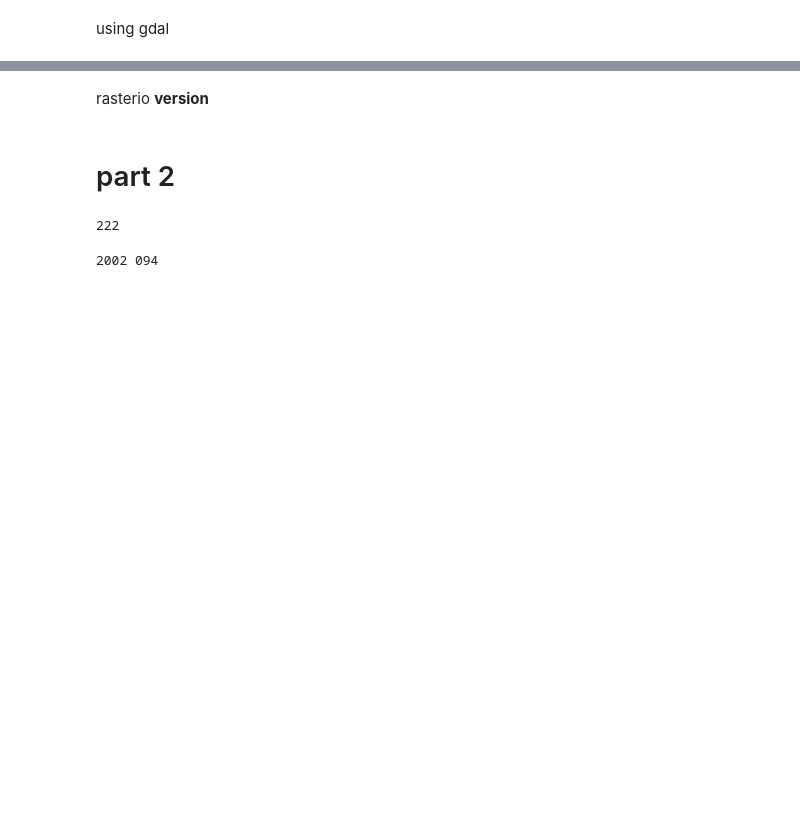
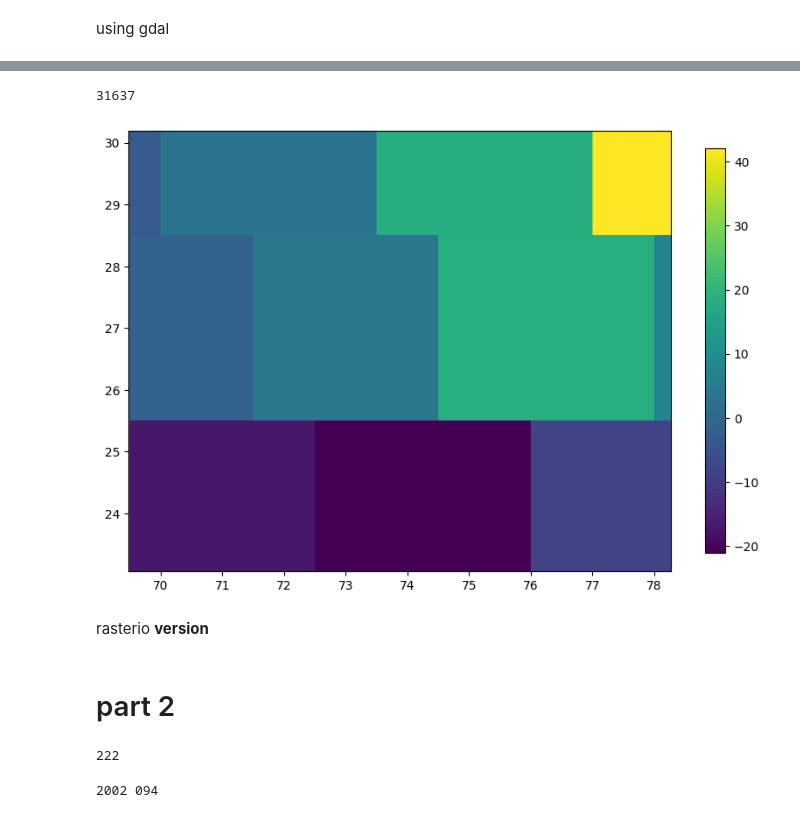
Before and after one commit to 1kaiser/Jodhpur_ecostress_LST, a Jupyter notebook: GRACE_data_processing.ipynb, the cells around one changed output, grey strips where cells are left out. Cells and saved outputs as stored; diff of their text form; code cells hidden in the pictures; blank space fills up the shorter version.

```diff
--- a/GRACE_data_processing.ipynb
+++ b/GRACE_data_processing.ipynb
@@ -459,3 +465,58 @@ Raster clipping completed. Clipped raster saved to /content/output_clipped_raste
+# %%
+target_ds = gdal.Open(target_raster)
+target_ds.RasterXSize
+# %% [output]
+31637
+# %%
+global_dpi = 100
+
+import pandas as pd
+import numpy as np
+import matplotlib.pyplot as plt
+from osgeo import gdal
+import rasterio
+
+# Create a new figure and axis
+fig, ax = plt.subplots(figsize=(10, 10), dpi = global_dpi)
+
+# Show the raster image on the axis
+# ax.imshow(raster_masked, extent=[xmin, xmax, ymin, ymax])
+raster_location = '/content/rajasthan_dem.vrt'
+# Load the second raster image into a numpy array using gdal
+crop_ds = gdal.Open(raster_location)
+crop_band = crop_ds.GetRasterBand(1)
+crop_data = crop_band.ReadAsArray()
+
+# Get the mask of the second band
+crop_mask = crop_band.GetMaskBand().ReadAsArray()
+
+# Create a masked array from the crop data and mask
+crop_masked = np.ma.masked_where(crop_mask == 0, crop_data)
+
+# Get the geotransform of the second raster
+crop_gt = crop_ds.GetGeoTransform()
+
+# Get the minimum and maximum x and y coordinates of the second raster
+crop_xmin = crop_gt[0]
+crop_xmax = crop_gt[0] + (crop_ds.RasterXSize * crop_gt[1])
+crop_ymin = crop_gt[3] + (crop_ds.RasterYSize * crop_gt[5])
+crop_ymax = crop_gt[3]
+
+# Open the DEM raster file
+dem_in = rasterio.open("/content/output_projected.tif")
+dem_data = dem_in.read(1, masked=True)
+
+extent_data = rasterio.open(raster_location)
+extent = dem_in.window(extent_data.bounds.left,  extent_data.bounds.bottom, extent_data.bounds.right, extent_data.bounds.top)
+
+out_data = dem_in.read(1, window=extent, masked=True)
+
+plt.imshow(out_data, extent=[crop_xmin, crop_xmax, crop_ymin, crop_ymax])
+plt.colorbar(shrink=0.6)
+
+plt.show()
+# %% [output]
+[figure, added]
 # %% [markdown]
 rasterio **version**
 # %%
```
Also changed, not shown: parts of 8 cells of this notebook.
